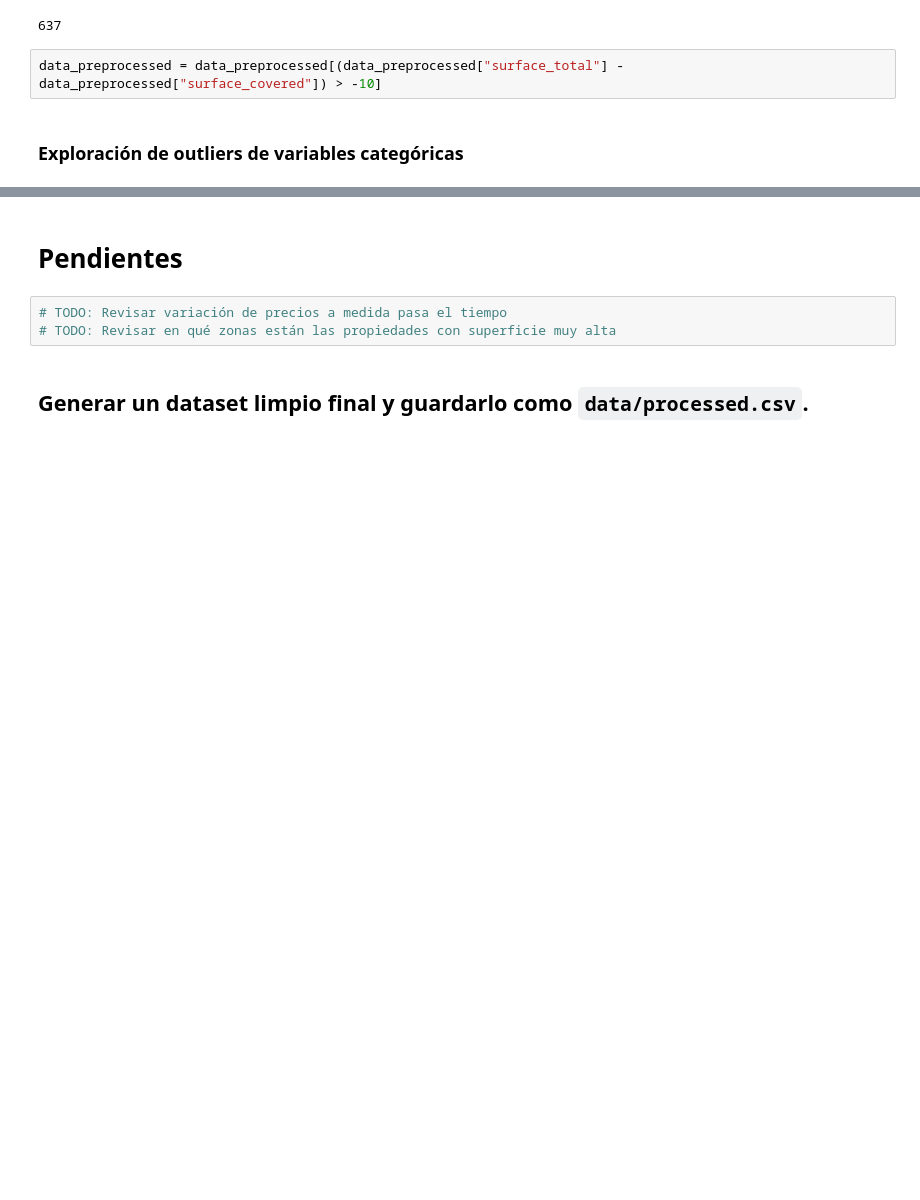
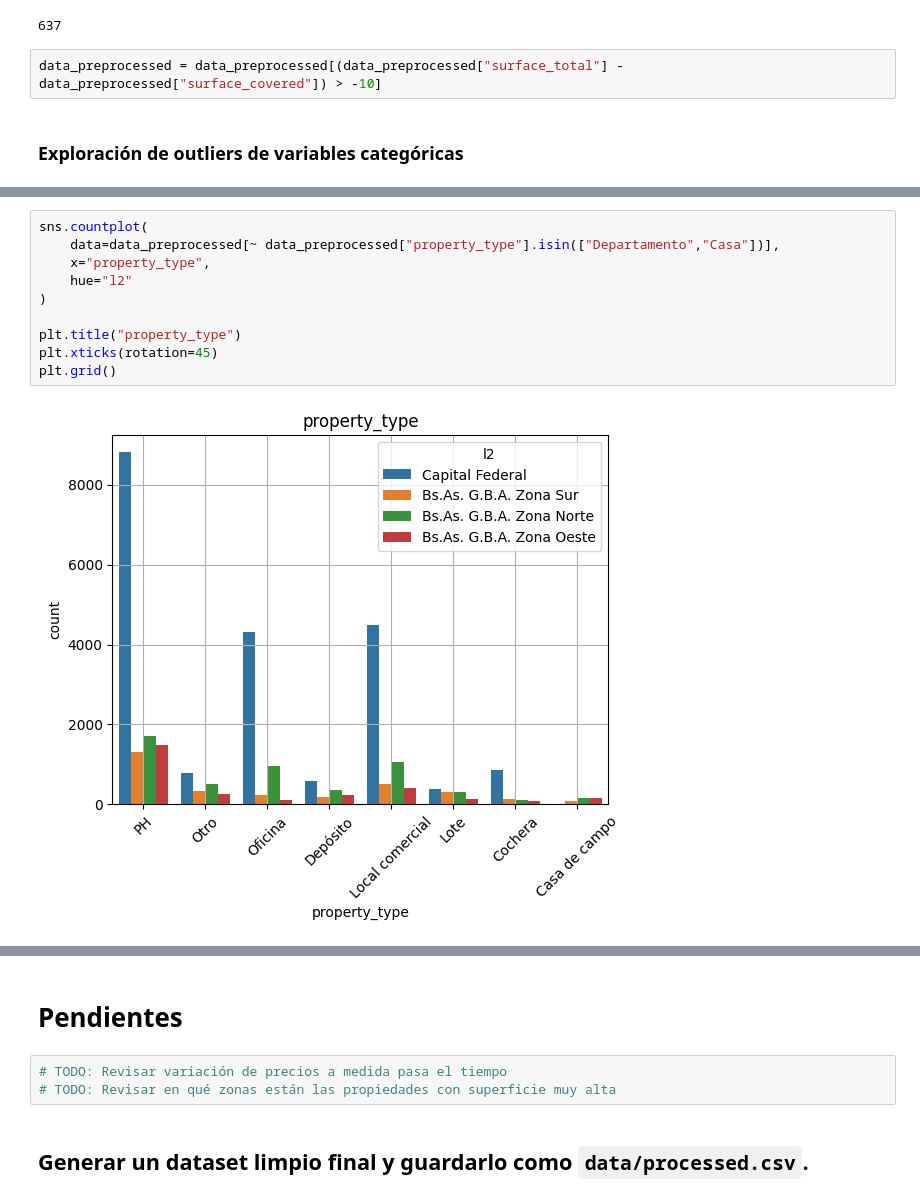
Before and after one commit to alejo-cuello/proyecto-final-bootcamp-ds-mlops, a Jupyter notebook: notebooks/01-eda.ipynb, the cells around one changed output, grey strips where cells are left out. Cells and saved outputs as stored; diff of their text form; blank space fills up the shorter version.

```diff
--- a/notebooks/01-eda.ipynb
+++ b/notebooks/01-eda.ipynb
@@ -686,0 +677,12 @@ Name: count, dtype: int64
+# %%
+sns.countplot(
+    data=data_preprocessed[~ data_preprocessed["property_type"].isin(["Departamento","Casa"])],
+    x="property_type",
+    hue="l2"
+)
+
+plt.title("property_type")
+plt.xticks(rotation=45)
+plt.grid()
+# %% [output]
+[figure, added]
```
Also changed, not shown: parts of 8 cells of this notebook.
